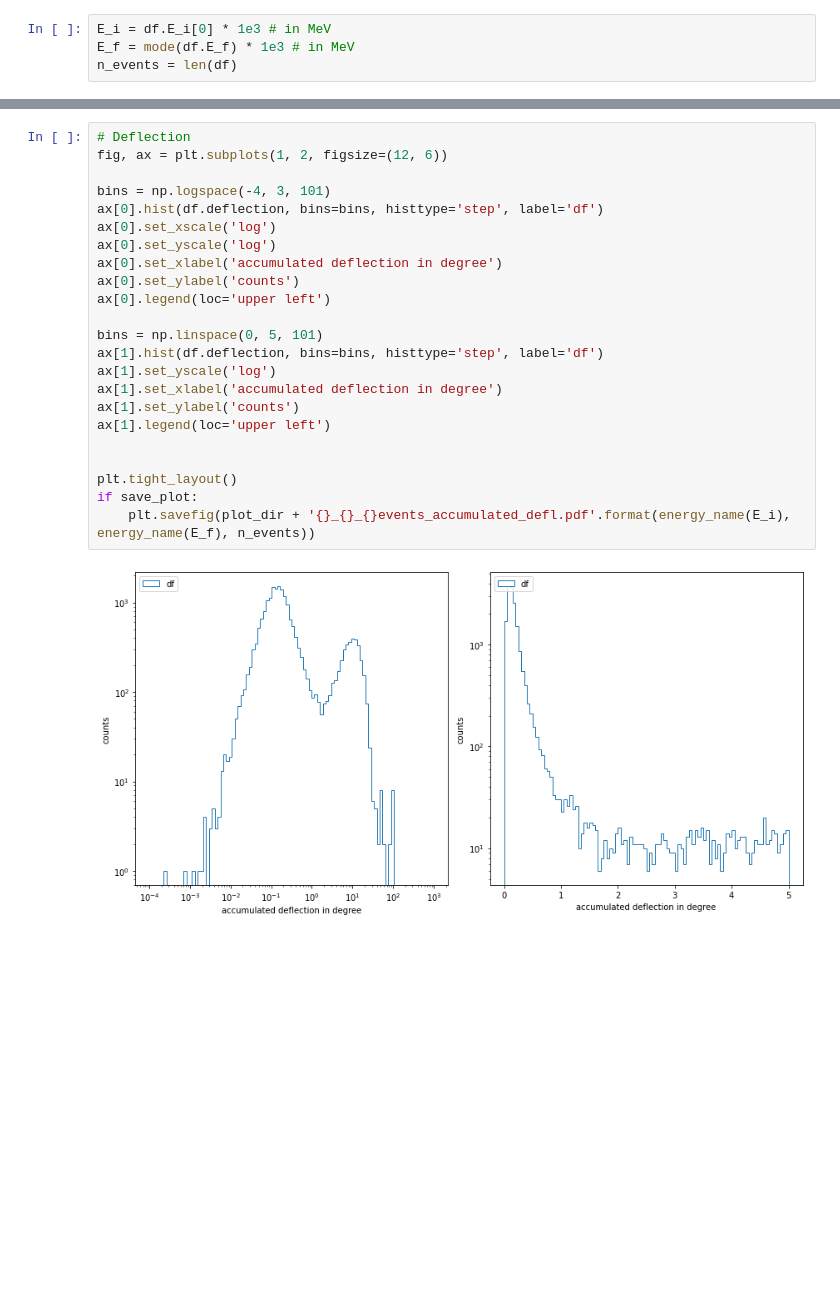
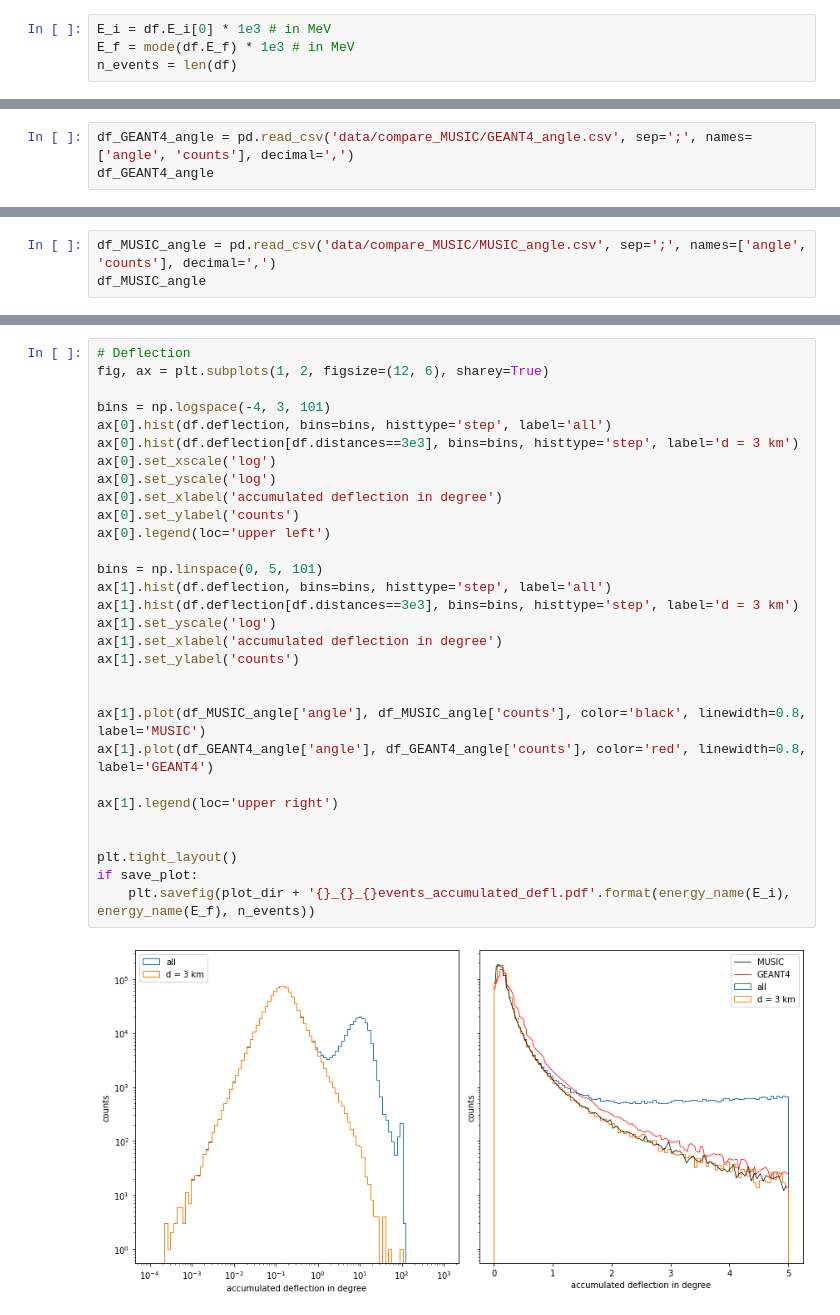
Before and after one commit to pascalgutjahr/muon-deflection-paper, a Jupyter notebook: deflection/compare_MUSIC.ipynb, the cells around one changed output, grey strips where cells are left out. Cells and saved outputs as stored; diff of their text form; blank space fills up the shorter version.

```diff
--- a/deflection/compare_MUSIC.ipynb
+++ b/deflection/compare_MUSIC.ipynb
@@ -46,0 +82,3 @@ n_events = len(df)
+# %%
+df_GEANT4_angle = pd.read_csv('data/compare_MUSIC/GEANT4_angle.csv', sep=';', names=['angle', 'counts'], decimal=',')
+df_GEANT4_angle
@@ -46,0 +99,3 @@ n_events = len(df)
+# %%
+df_MUSIC_angle = pd.read_csv('data/compare_MUSIC/MUSIC_angle.csv', sep=';', names=['angle', 'counts'], decimal=',')
+df_MUSIC_angle
@@ -73,28 +142,35 @@ Text(0.5, 0, 'propagation distance in meter')
 # %%
 # Deflection
-fig, ax = plt.subplots(1, 2, figsize=(12, 6))
+fig, ax = plt.subplots(1, 2, figsize=(12, 6), sharey=True)
 
 bins = np.logspace(-4, 3, 101)
-ax[0].hist(df.deflection, bins=bins, histtype='step', label='df')
+ax[0].hist(df.deflection, bins=bins, histtype='step', label='all')
+ax[0].hist(df.deflection[df.distances==3e3], bins=bins, histtype='step', label='d = 3 km')
 ax[0].set_xscale('log')
 ax[0].set_yscale('log')
 ax[0].set_xlabel('accumulated deflection in degree')
 ax[0].set_ylabel('counts')
 ax[0].legend(loc='upper left')
 
 bins = np.linspace(0, 5, 101)
-ax[1].hist(df.deflection, bins=bins, histtype='step', label='df')
+ax[1].hist(df.deflection, bins=bins, histtype='step', label='all')
+ax[1].hist(df.deflection[df.distances==3e3], bins=bins, histtype='step', label='d = 3 km')
 ax[1].set_yscale('log')
 ax[1].set_xlabel('accumulated deflection in degree')
 ax[1].set_ylabel('counts')
-ax[1].legend(loc='upper left')
+
+
+ax[1].plot(df_MUSIC_angle['angle'], df_MUSIC_angle['counts'], color='black', linewidth=0.8, label='MUSIC')
+ax[1].plot(df_GEANT4_angle['angle'], df_GEANT4_angle['counts'], color='red', linewidth=0.8, label='GEANT4')
+
+ax[1].legend(loc='upper right')
 
 
 plt.tight_layout()
 if save_plot:
     plt.savefig(plot_dir + '{}_{}_{}events_accumulated_defl.pdf'.format(energy_name(E_i), energy_name(E_f), n_events))
 # %% [output]
-[figure, old version]
+[figure, new version]
 # %%
 # Distance to shower axis
 fig, ax = plt.subplots(1, 2, figsize=(12, 6))
```
Also changed, not shown: parts of 15 cells of this notebook, 3 other files.
